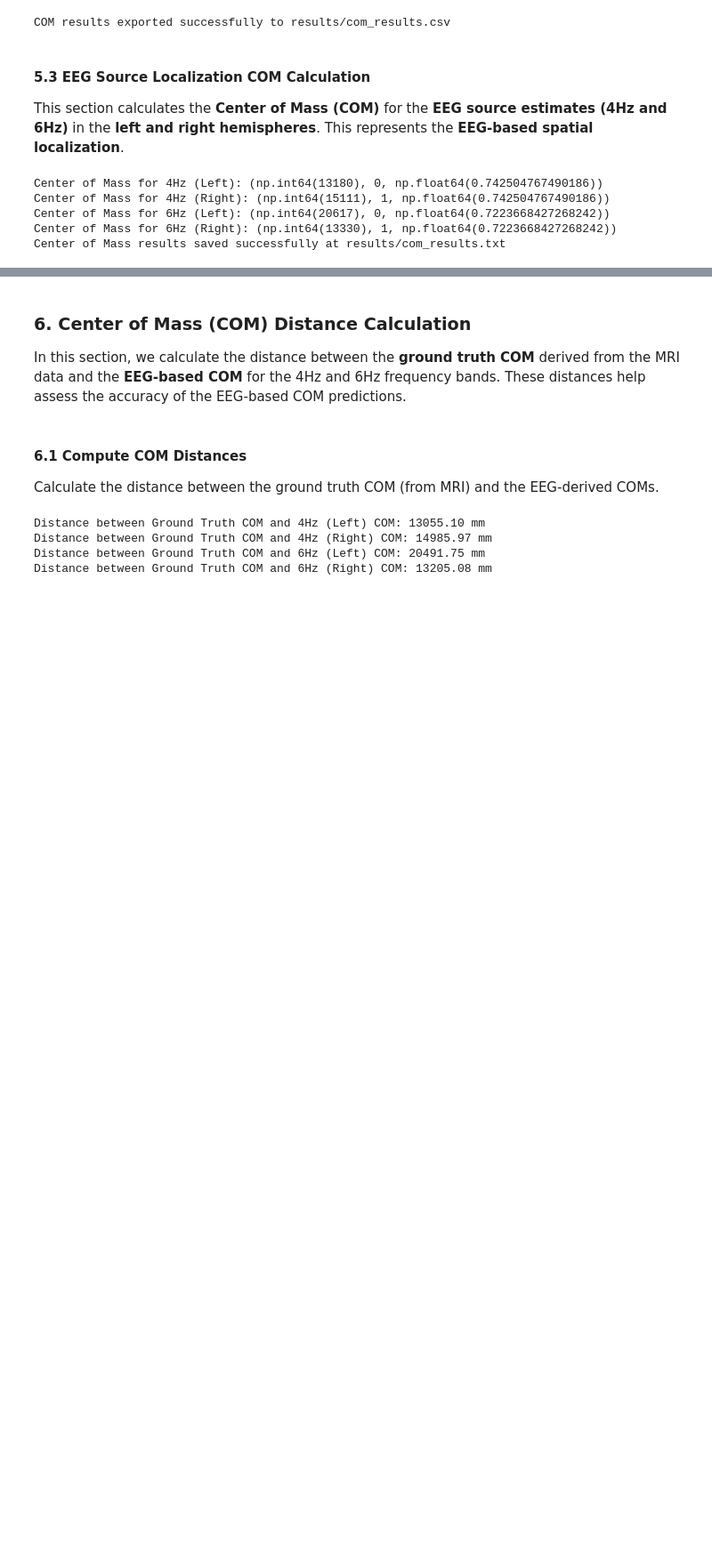
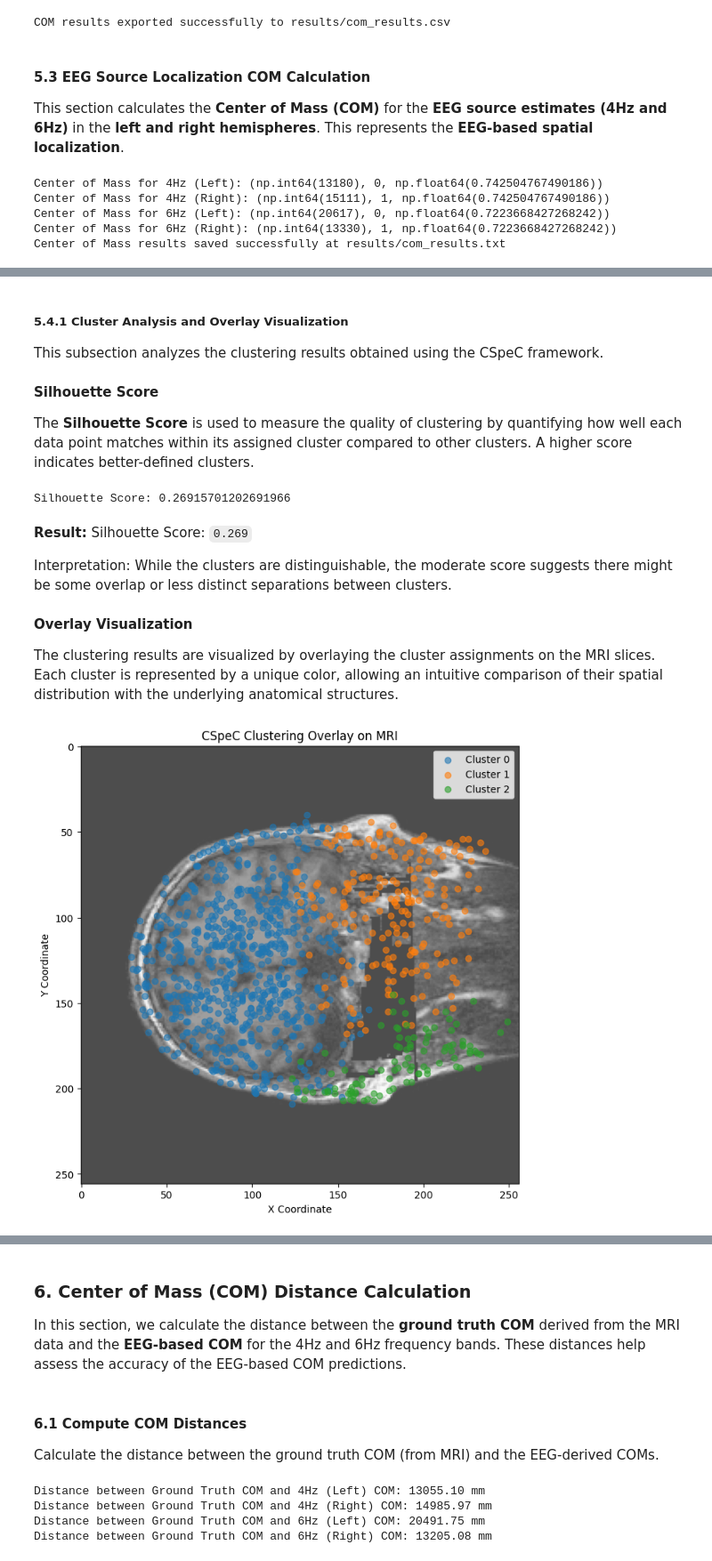
Before and after one commit to michaela10c/SilenceMap-Adaptation-and-Extensions, a Jupyter notebook: Part1-SilenceMap_Replication.ipynb, the cells around one changed output, grey strips where cells are left out. Shown at 89% size. Saved outputs shown, nothing was run; the diff lists cells and outputs as text; code cells hidden in the pictures; blank space fills up the shorter version.

```diff
--- a/Part1-SilenceMap_Replication.ipynb
+++ b/Part1-SilenceMap_Replication.ipynb
@@ -986,0 +1050,36 @@ Center of Mass results saved successfully at results/com_results.txt
+# %% [markdown]
+##### 5.4.1 Cluster Analysis and Overlay Visualization
+
+This subsection analyzes the clustering results obtained using the CSpeC framework.
+# %% [markdown]
+**Silhouette Score**
+
+The **Silhouette Score** is used to measure the quality of clustering by quantifying how well each data point matches within its assigned cluster compared to other clusters. A higher score indicates better-defined clusters.
+# %%
+from sklearn.metrics import silhouette_score
+
+silhouette_avg = silhouette_score(data_points, cluster_labels)
+print(f"Silhouette Score: {silhouette_avg}")
+# %% [output]
+Silhouette Score: 0.26915701202691966
+# %% [markdown]
+**Result:** Silhouette Score: `0.269`
+
+Interpretation: While the clusters are distinguishable, the moderate score suggests there might be some overlap or less distinct separations between clusters.
+# %% [markdown]
+**Overlay Visualization**
+
+The clustering results are visualized by overlaying the cluster assignments on the MRI slices. Each cluster is represented by a unique color, allowing an intuitive comparison of their spatial distribution with the underlying anatomical structures.
+# %%
+plt.figure(figsize=(10, 8))
+plt.imshow(mri_data[:, :, slice_index], cmap="gray", alpha=0.7)
+for cluster_idx in range(n_clusters):
+    cluster_points = data_points[cluster_labels == cluster_idx]
+    plt.scatter(cluster_points[:, 1], cluster_points[:, 0], label=f"Cluster {cluster_idx}", alpha=0.6)
+plt.title("CSpeC Clustering Overlay on MRI")
+plt.xlabel("X Coordinate")
+plt.ylabel("Y Coordinate")
+plt.legend()
+plt.show()
+# %% [output]
+[figure, added]
```
Also changed, not shown: parts of 12 cells of this notebook, 5 other files.
